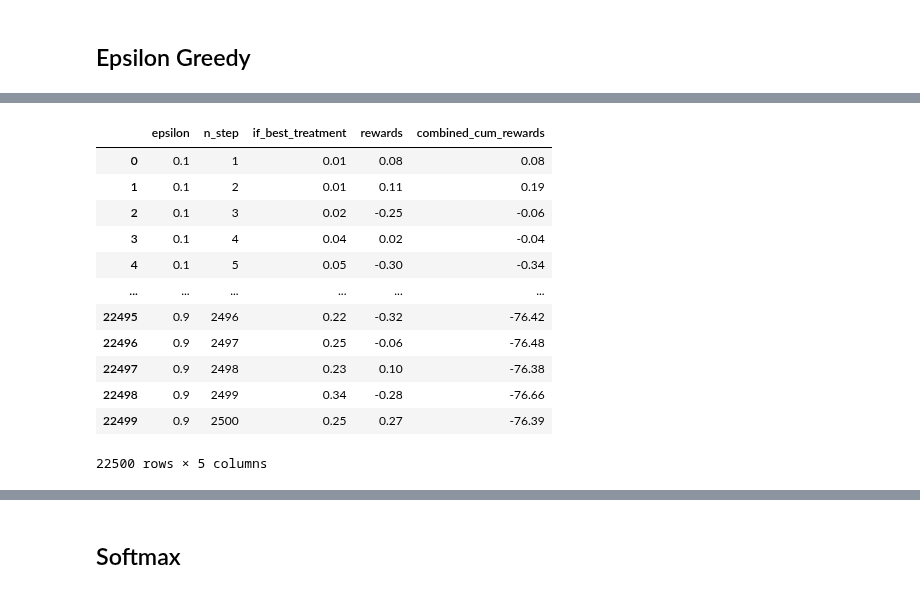
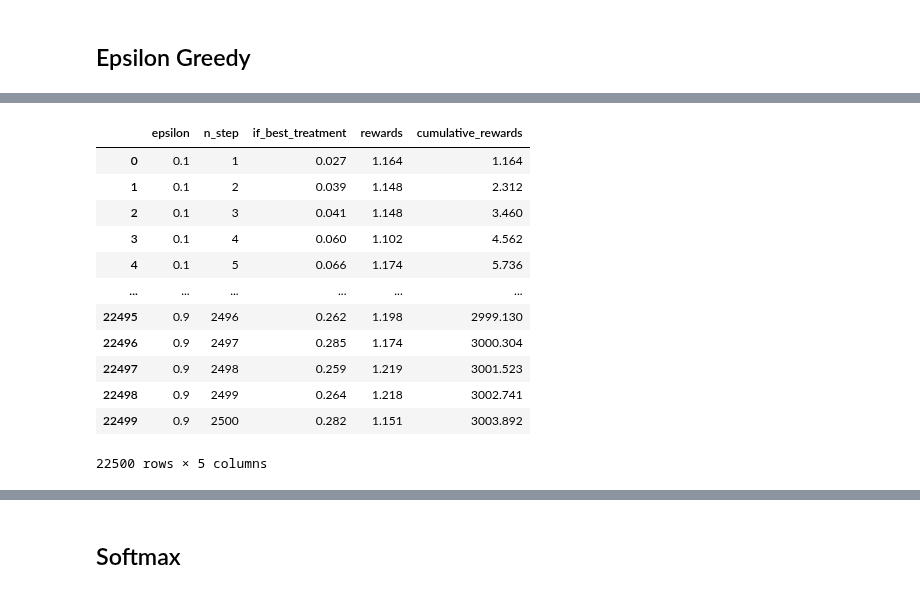
Before and after one commit to ruthkangyr/Clinical-Trials-MAB-Algorithms, a Jupyter notebook: Algorithm/Algorithms Tuning.ipynb, the cells around one changed output, grey strips where cells are left out. Saved outputs shown, nothing was run; the diff lists cells and outputs as text; code cells hidden in the pictures.

```diff
--- a/Algorithm/Algorithms Tuning.ipynb
+++ b/Algorithm/Algorithms Tuning.ipynb
@@ -424,9 +339,9 @@ plt.style.use('ggplot')
 fig = plt.figure(figsize = (15, 10))
 ax = fig.add_subplot(111)
 
-for epsilon in results_plot_epsilon['epsilon'].unique():
-    results_epsilon = results_plot_epsilon[results_plot_epsilon['epsilon'] == epsilon]
-    ax.plot(results_epsilon['n_step'], results_epsilon['rewards'],label=str(epsilon))
+for epsilon in results_plot_epsilon_ber['epsilon'].unique():
+    results_epsilon_ber = results_plot_epsilon_ber[results_plot_epsilon_ber['epsilon'] == epsilon]
+    ax.plot(results_epsilon_ber['n_step'], results_epsilon_ber['rewards'],label=str(epsilon))
 
 plt.legend()
 plt.title("Average rewards at each time step")
@@ -440,9 +369,9 @@ plt.style.use('ggplot')
 fig = plt.figure(figsize = (15, 10))
 ax = fig.add_subplot(111)
 
-for epsilon in results_plot_epsilon['epsilon'].unique():
-    results_epsilon = results_plot_epsilon[results_plot_epsilon['epsilon'] == epsilon]
-    ax.plot(results_epsilon['n_step'], results_epsilon['cumulative_rewards'], label = str(epsilon))
+for epsilon in results_plot_epsilon_ber['epsilon'].unique():
+    results_epsilon_ber = results_plot_epsilon_ber[results_plot_epsilon_ber['epsilon'] == epsilon]
+    ax.plot(results_epsilon_ber['n_step'], results_epsilon_ber['cumulative_rewards'], label = str(epsilon))
 
 plt.legend()
 plt.title("Cumulative rewards at each step")
@@ -451,9 +383,9 @@ plt.title("Cumulative rewards at each step")
 # %%
 # Loop to simulate
 for epsilon in epsilon_values:
-    eg_algo = EpsilonGreedyCategorical(epsilon, [], [], [])
+    eg_algo = EpsilonGreedy(epsilon, [], [])
     eg_algo.initialize(n_arms)
-    results_epsilon = pd.DataFrame(test_algorithm_categorical(eg_algo, test_treatments_cat, no_of_simulations, no_of_steps)).transpose()
+    results_epsilon = pd.DataFrame(test_algorithm(eg_algo, test_treatments_cat, no_of_simulations, no_of_steps)).transpose()
     results_epsilon.columns = ["n_sim", "n_step", "chosen_treatment", "rewards", "cumulative_rewards"]
     results_epsilon["epsilon"] = epsilon
     all_results_epsilon_cat = pd.concat([all_results_epsilon_cat, results_epsilon])
@@ -476,4 +408,6 @@ all_results_epsilon_cat
 # %%
-all_results_epsilon_cat_new = all_results_epsilon_cat
-all_results_epsilon_cat_new['combined_cum_rewards'] = all_results_epsilon_cat_new['cumulative_rewards'].apply(lambda x: sum(x.values()))
-all_results_epsilon_cat_new
+# If chosen_treatment = to the treatment with highest click_probability, return 1 else 0
+all_results_epsilon_cat['if_best_treatment'] = np.where(all_results_epsilon_cat['chosen_treatment'] == success_probabilities_cat.index(max(success_probabilities_cat)), 1, 0)
+
+# Group by epsilon and n_step,
+results_plot_epsilon_cat = all_results_epsilon_cat.groupby(['epsilon', 'n_step'], as_index = False).aggregate({'if_best_treatment': lambda x: x.sum() / float(x.count()), "rewards":"mean", "cumulative_rewards":"mean"})
@@ -500,16 +414,16 @@ results_plot_epsilon_cat_new = all_results_epsilon_cat_new.groupby(['epsilon', '
 # %%
-results_plot_epsilon_cat_new
+results_plot_epsilon_cat
 # %% [output]
-|  | epsilon | n_step | if_best_treatment | rewards | combined_cum_rewards |
-| 0 | 0.1 | 1 | 0.01 | 0.08 | 0.08 |
-| 1 | 0.1 | 2 | 0.01 | 0.11 | 0.19 |
-| 2 | 0.1 | 3 | 0.02 | -0.25 | -0.06 |
-| 3 | 0.1 | 4 | 0.04 | 0.02 | -0.04 |
-| 4 | 0.1 | 5 | 0.05 | -0.30 | -0.34 |
+|  | epsilon | n_step | if_best_treatment | rewards | cumulative_rewards |
+| 0 | 0.1 | 1 | 0.027 | 1.164 | 1.164 |
+| 1 | 0.1 | 2 | 0.039 | 1.148 | 2.312 |
+| 2 | 0.1 | 3 | 0.041 | 1.148 | 3.460 |
+| 3 | 0.1 | 4 | 0.060 | 1.102 | 4.562 |
+| 4 | 0.1 | 5 | 0.066 | 1.174 | 5.736 |
 | ... | ... | ... | ... | ... | ... |
-| 22495 | 0.9 | 2496 | 0.22 | -0.32 | -76.42 |
-| 22496 | 0.9 | 2497 | 0.25 | -0.06 | -76.48 |
-| 22497 | 0.9 | 2498 | 0.23 | 0.10 | -76.38 |
-| 22498 | 0.9 | 2499 | 0.34 | -0.28 | -76.66 |
-| 22499 | 0.9 | 2500 | 0.25 | 0.27 | -76.39 |
+| 22495 | 0.9 | 2496 | 0.262 | 1.198 | 2999.130 |
+| 22496 | 0.9 | 2497 | 0.285 | 1.174 | 3000.304 |
+| 22497 | 0.9 | 2498 | 0.259 | 1.219 | 3001.523 |
+| 22498 | 0.9 | 2499 | 0.264 | 1.218 | 3002.741 |
+| 22499 | 0.9 | 2500 | 0.282 | 1.151 | 3003.892 |
 22500 rows × 5 columns
```
Also changed, not shown: parts of 45 cells of this notebook, 3 other files.
